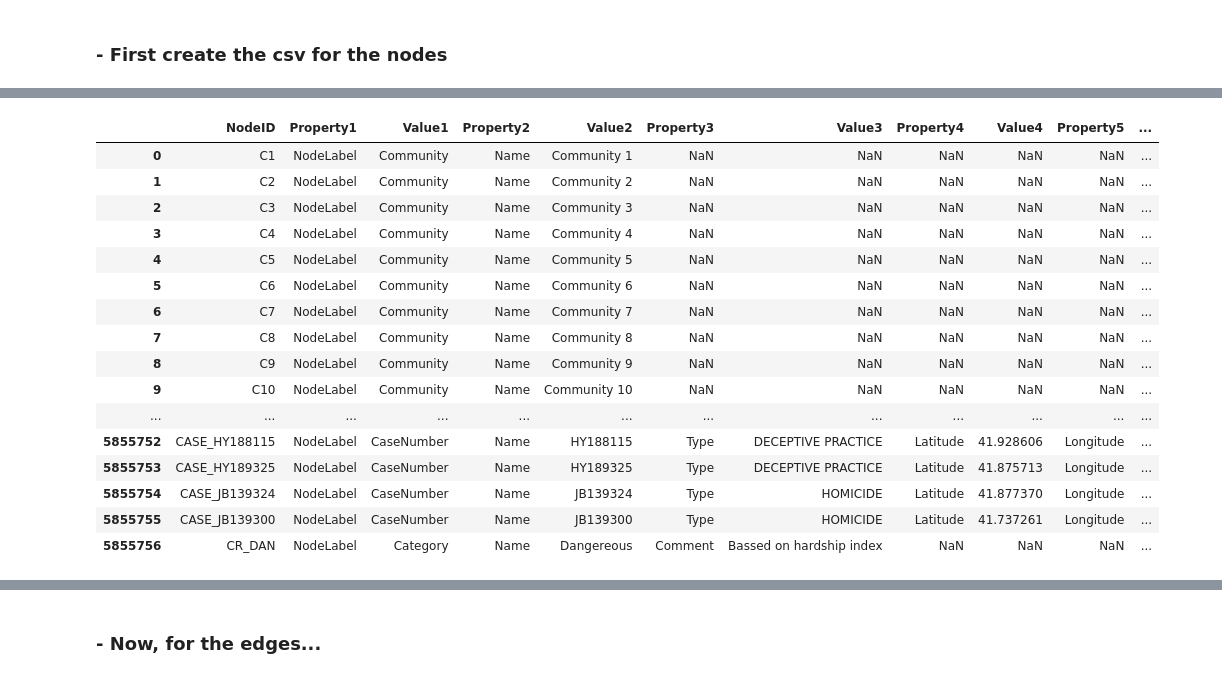
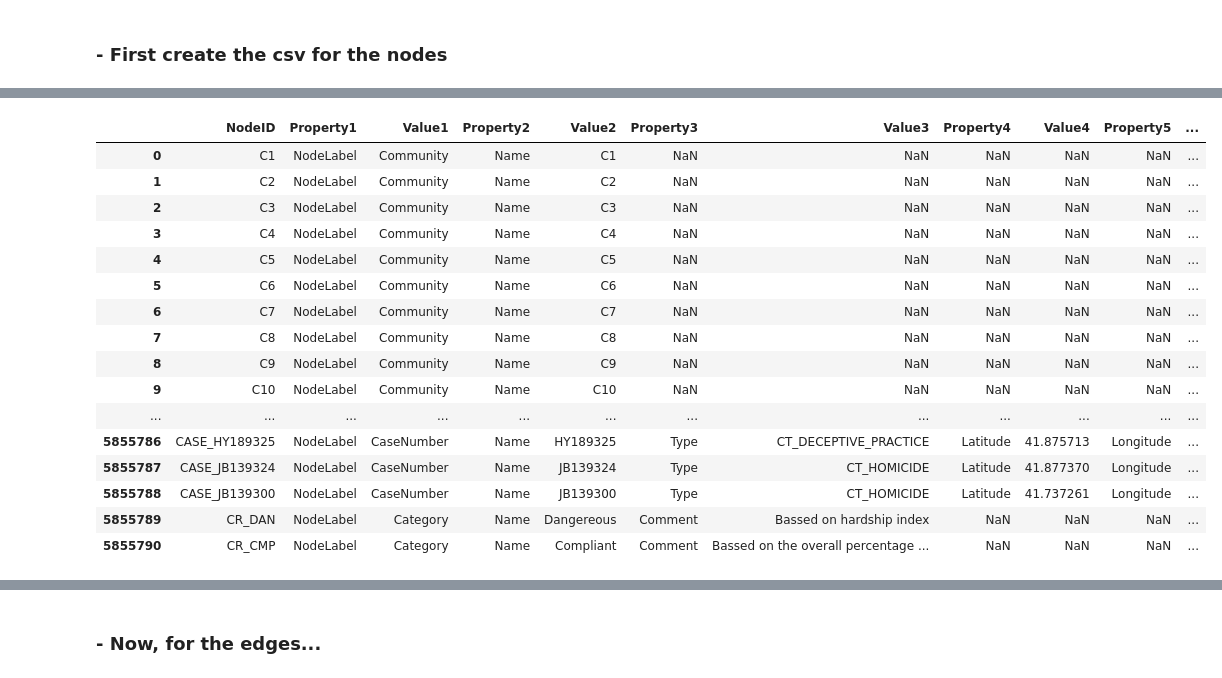
Before and after one commit to gomerudo/tuedataeng, a Jupyter notebook: wrangling/ChicagoCrimes_wrangling.ipynb, the cells around one changed output, grey strips where cells are left out. Cells and saved outputs as stored; diff of their text form; code cells hidden in the pictures.

```diff
--- a/wrangling/ChicagoCrimes_wrangling.ipynb
+++ b/wrangling/ChicagoCrimes_wrangling.ipynb
@@ -2,4 +2,8 @@
 import pandas as pd
 import numpy as np
 
+import time
+import datetime
+
 DATASETS_LOCATION = "/Users/gomerudo/workspace/datasets"
+REDUCED_FILE = False
@@ -13,6 +43,10 @@ DATASET_INDICATORS_PATH = DATASETS_LOCATION + "/chicago_socioeconomic_indicators
 
 # Load CSVs
 crimes_df = pd.read_csv(DATASET_CRIMES_PATH, na_values = ["", " "])
+
+if REDUCED_FILE:
+    crimes_df = crimes_df[:100000]
+
 indicators_df = pd.read_csv(DATASET_INDICATORS_PATH, na_values = ["", " "])
 # %%
 # Show preview of crimes
@@ -60,11 +91,11 @@ communities = crimes_df['Community Area'].unique()
 communities = np.sort(communities)
 
 for community in communities:
-    nodes_list.append(["C{}".format(community), # NodeID
+    nodes_list.append([community_to_key(community), # NodeID
                        'NodeLabel', # Property1
                        'Community', # Value1
                        'Name', # Property2
-                       "Community {}".format(community), # Value2
+                       community_to_key(community), # Value2
                        np.NAN, # Property3
                        np.NAN, # Value3
                        np.NAN, # Property4
@@ -77,11 +108,11 @@ districts = crimes_df['District'].unique()
 districts = np.sort(districts)
 
 for district in districts:
-    nodes_list.append(["D{}".format(district), #NodeID
+    nodes_list.append([district_to_key(district), #NodeID
                        'NodeLabel', # Property1
                        'District', # Value1
                        'Name', # Property2
-                       "District {}".format(district), # Value2
+                       district_to_key(district), # Value2
                        np.NAN, # Property3
                        np.NAN, # Value3
                        np.NAN, # Property4
@@ -93,39 +124,28 @@ for district in districts:
 crime_types = crimes_df['Primary Type'].unique()
 crime_types = np.sort(crime_types)
 
-# for i, crime_type in enumerate(crime_types):
-#     nodes_list.append(["CT_{}".format(i), # NodeID
-#                        'NodeLabel', # Property1
-#                        'CrimeType', # Value1
-#                        'Name', # Property2
-#                        crime_type, # Value2
-#                        '', # Property 3
-#                        '']) # Value3
+for i, crime_type in enumerate(crime_types):
+    nodes_list.append([crime_type_to_key(crime_type), # NodeID
+                       'NodeLabel', # Property1
+                       'CrimeType', # Value1
+                       'Name', # Property2
+                       crime_type, # Value2
+                       '', # Property 3
+                       '']) # Value3
 
 # For case numbers
 for index, row in crimes_df.iterrows():
-    nodes_list.append(["CASE_{}".format(row['Case Number']), # NodeID
+    nodes_list.append([case_number_to_key(row['Case Number']), # NodeID
                        'NodeLabel', # Property1
                        'CaseNumber', # Value1
                        'Name', # Property2
                        row['Case Number'], # Value2
                        'Type', # Property3
-                       row['Primary Type'], # Value3
+                       crime_type_to_key(row['Primary Type']), # Value3
                        'Latitude', # Property4
                        row['Latitude'], # Value4
                        'Longitude', # Property5
                        row['Longitude'] ]) # Value5
-
-# cases = crimes_df['Case Number'].unique()
-# cases = np.sort(cases)
-
-# for case in cases:
-#     nodes_list.append(["CASE_{}".format(case) ,
-#                        'NodeLabel',
-#                        'CaseNumber',
-#                        'Name',
-#                        case,
-#                        ''])
 
 # Create other nodes (based on criterias of indicators and so on)
 # Based on hardship
@@ -141,6 +161,20 @@ nodes_list.append(["CR_DAN".format(), # NodeID
                    np.NAN, # Property5
                    np.NAN]) # Value5
 
+nodes_list.append(["CR_CMP".format(), # NodeID
+                   'NodeLabel', # Property1
+                   'Category', # Value1
+                   'Name', # Property2
+                   'Compliant', # Value2
+                   'Comment', # Property3
+                   'Bassed on the overall percentage of arrests', # Value3
+                   np.NAN, # Property4
+                   np.NAN, # Value4
+                   np.NAN, # Property5
+                   np.NAN]) # Value5
+
+
+
 # Create the pandas DataFrame to save the results
 nodes_df = pd.DataFrame(nodes_list, columns = headers)
 
@@ -153,17 +187,17 @@ Creation of nodes data frame took 937.41 sec
 |  | NodeID | Property1 | Value1 | Property2 | Value2 | Property3 | Value3 | Property4 | Value4 | Property5 | ... |
-| 0 | C1 | NodeLabel | Community | Name | Community 1 | NaN | NaN | NaN | NaN | NaN | ... |
-| 1 | C2 | NodeLabel | Community | Name | Community 2 | NaN | NaN | NaN | NaN | NaN | ... |
-| 2 | C3 | NodeLabel | Community | Name | Community 3 | NaN | NaN | NaN | NaN | NaN | ... |
-| 3 | C4 | NodeLabel | Community | Name | Community 4 | NaN | NaN | NaN | NaN | NaN | ... |
-| 4 | C5 | NodeLabel | Community | Name | Community 5 | NaN | NaN | NaN | NaN | NaN | ... |
-| 5 | C6 | NodeLabel | Community | Name | Community 6 | NaN | NaN | NaN | NaN | NaN | ... |
-| 6 | C7 | NodeLabel | Community | Name | Community 7 | NaN | NaN | NaN | NaN | NaN | ... |
-| 7 | C8 | NodeLabel | Community | Name | Community 8 | NaN | NaN | NaN | NaN | NaN | ... |
-| 8 | C9 | NodeLabel | Community | Name | Community 9 | NaN | NaN | NaN | NaN | NaN | ... |
-| 9 | C10 | NodeLabel | Community | Name | Community 10 | NaN | NaN | NaN | NaN | NaN | ... |
+| 0 | C1 | NodeLabel | Community | Name | C1 | NaN | NaN | NaN | NaN | NaN | ... |
+| 1 | C2 | NodeLabel | Community | Name | C2 | NaN | NaN | NaN | NaN | NaN | ... |
+| 2 | C3 | NodeLabel | Community | Name | C3 | NaN | NaN | NaN | NaN | NaN | ... |
+| 3 | C4 | NodeLabel | Community | Name | C4 | NaN | NaN | NaN | NaN | NaN | ... |
+| 4 | C5 | NodeLabel | Community | Name | C5 | NaN | NaN | NaN | NaN | NaN | ... |
+| 5 | C6 | NodeLabel | Community | Name | C6 | NaN | NaN | NaN | NaN | NaN | ... |
+| 6 | C7 | NodeLabel | Community | Name | C7 | NaN | NaN | NaN | NaN | NaN | ... |
+| 7 | C8 | NodeLabel | Community | Name | C8 | NaN | NaN | NaN | NaN | NaN | ... |
+| 8 | C9 | NodeLabel | Community | Name | C9 | NaN | NaN | NaN | NaN | NaN | ... |
+| 9 | C10 | NodeLabel | Community | Name | C10 | NaN | NaN | NaN | NaN | NaN | ... |
 | ... | ... | ... | ... | ... | ... | ... | ... | ... | ... | ... | ... |
-| 5855752 | CASE_HY188115 | NodeLabel | CaseNumber | Name | HY188115 | Type | DECEPTIVE PRACTICE | Latitude | 41.928606 | Longitude | ... |
-| 5855753 | CASE_HY189325 | NodeLabel | CaseNumber | Name | HY189325 | Type | DECEPTIVE PRACTICE | Latitude | 41.875713 | Longitude | ... |
-| 5855754 | CASE_JB139324 | NodeLabel | CaseNumber | Name | JB139324 | Type | HOMICIDE | Latitude | 41.877370 | Longitude | ... |
-| 5855755 | CASE_JB139300 | NodeLabel | CaseNumber | Name | JB139300 | Type | HOMICIDE | Latitude | 41.737261 | Longitude | ... |
-| 5855756 | CR_DAN | NodeLabel | Category | Name | Dangereous | Comment | Bassed on hardship index | NaN | NaN | NaN | ... |
+| 5855786 | CASE_HY189325 | NodeLabel | CaseNumber | Name | HY189325 | Type | CT_DECEPTIVE_PRACTICE | Latitude | 41.875713 | Longitude | ... |
+| 5855787 | CASE_JB139324 | NodeLabel | CaseNumber | Name | JB139324 | Type | CT_HOMICIDE | Latitude | 41.877370 | Longitude | ... |
+| 5855788 | CASE_JB139300 | NodeLabel | CaseNumber | Name | JB139300 | Type | CT_HOMICIDE | Latitude | 41.737261 | Longitude | ... |
+| 5855789 | CR_DAN | NodeLabel | Category | Name | Dangereous | Comment | Bassed on hardship index | NaN | NaN | NaN | ... |
+| 5855790 | CR_CMP | NodeLabel | Category | Name | Compliant | Comment | Bassed on the overall percentage ... | NaN | NaN | NaN | ... |
```
Also changed, not shown: parts of 12 cells of this notebook, 4 other files.
